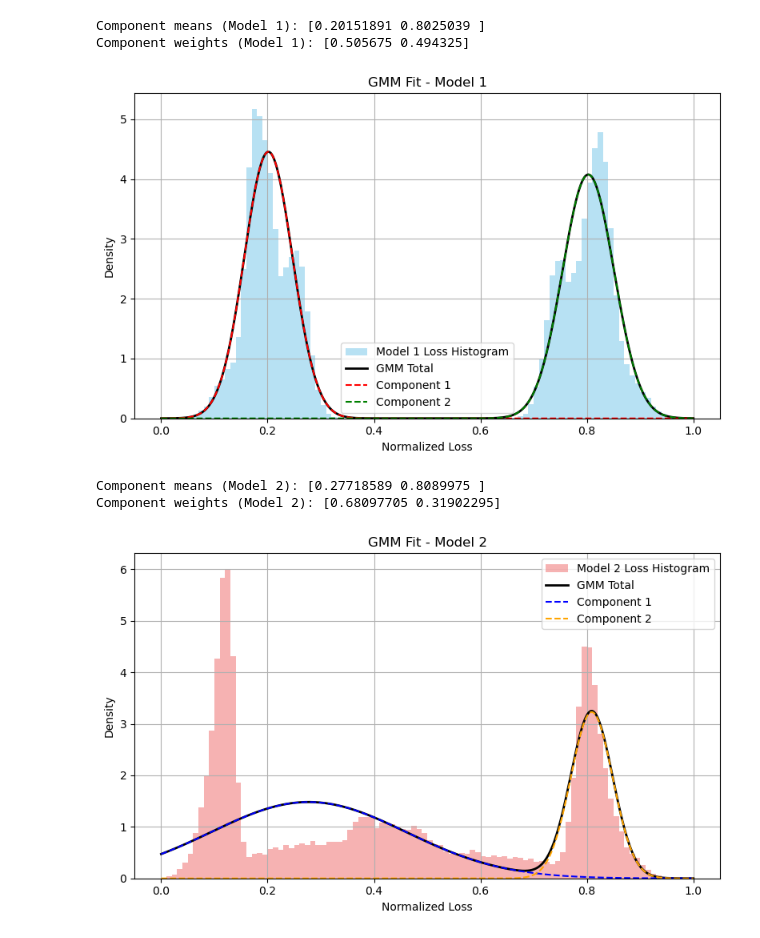
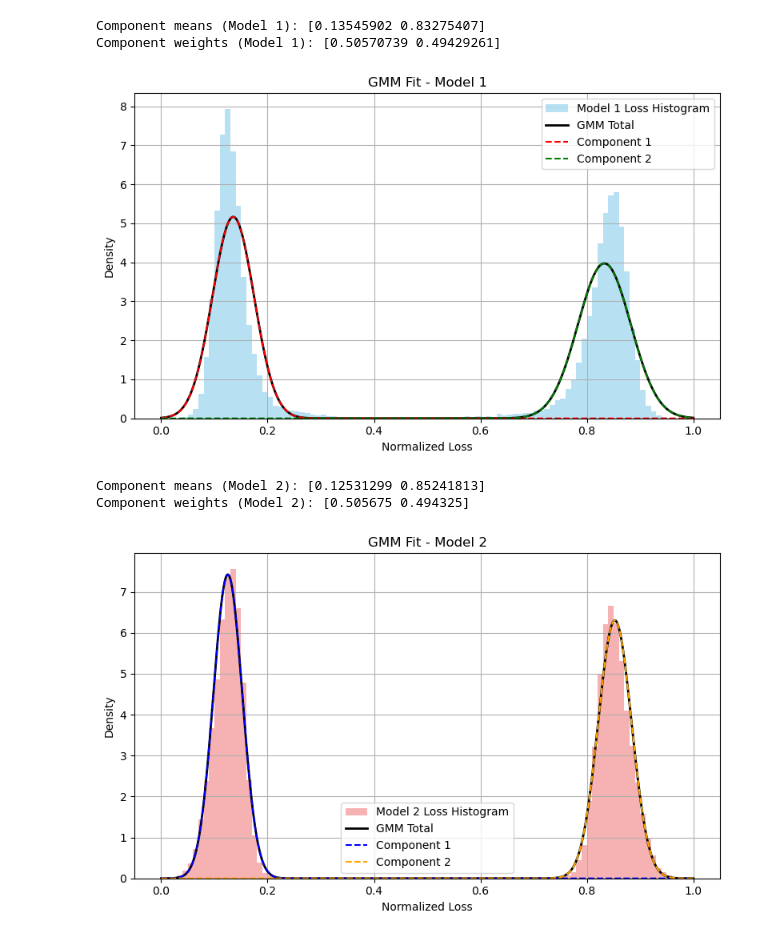
Before and after one commit to DHJKim321/diss-project, a Jupyter notebook: checkpoint/loss_exploration.ipynb, the cells around one changed output. Saved outputs shown, nothing was run; the diff lists cells and outputs as text; code cells hidden in the pictures.

```diff
--- a/checkpoint/loss_exploration.ipynb
+++ b/checkpoint/loss_exploration.ipynb
@@ -12,7 +12,7 @@ import matplotlib.pyplot as plt
 from sklearn.mixture import GaussianMixture
 
 # Load losses
-all_loss = pd.read_csv('dividemix_0.5_epoch_5_losses.csv')
+all_loss = pd.read_csv('dividemix_0.5_epoch_1_losses.csv')
 
 # ---------- Model 1 ----------
 losses1 = torch.tensor(all_loss['model1_loss'].values).view(-1, 1).numpy()
@@ -38,36 +38,36 @@ plt.ylabel("Density")
 plt.legend()
 plt.grid(True)
 plt.tight_layout()
 plt.show()
 
 # ---------- Model 2 ----------
 losses2 = torch.tensor(all_loss['model2_loss'].values).view(-1, 1).numpy()
 gmm2 = GaussianMixture(n_components=2, max_iter=10, tol=1e-2, random_state=42)
 gmm2.fit(losses2)
 print("Component means (Model 2):", gmm2.means_.flatten())
 print("Component weights (Model 2):", gmm2.weights_.flatten())
 
 log_prob2 = gmm2.score_samples(x)
 pdf2 = np.exp(log_prob2)
 responsibilities2 = gmm2.predict_proba(x)
 component_pdfs2 = responsibilities2 * pdf2[:, np.newaxis]
 
 plt.figure(figsize=(8, 5))
 plt.hist(losses2, bins=100, density=True, alpha=0.6, color='lightcoral', label="Model 2 Loss Histogram")
 plt.plot(x, pdf2, label="GMM Total", color="black", linewidth=2)
 plt.plot(x, component_pdfs2[:, 0], label="Component 1", linestyle='--', color='blue')
 plt.plot(x, component_pdfs2[:, 1], label="Component 2", linestyle='--', color='orange')
 plt.title("GMM Fit - Model 2")
 plt.xlabel("Normalized Loss")
 plt.ylabel("Density")
 plt.legend()
 plt.grid(True)
 plt.tight_layout()
 plt.show()
 # %% [output]
-Component means (Model 1): [0.20151891 0.8025039 ]
-Component weights (Model 1): [0.505675 0.494325]
+Component means (Model 1): [0.13545902 0.83275407]
+Component weights (Model 1): [0.50570739 0.49429261]
-[figure, old version]
+[figure, new version]
-Component means (Model 2): [0.27718589 0.8089975 ]
-Component weights (Model 2): [0.68097705 0.31902295]
+Component means (Model 2): [0.12531299 0.85241813]
+Component weights (Model 2): [0.505675 0.494325]
-[figure, old version]
+[figure, new version]
```
Also changed, not shown: parts of 3 cells of this notebook, 6 other files.
